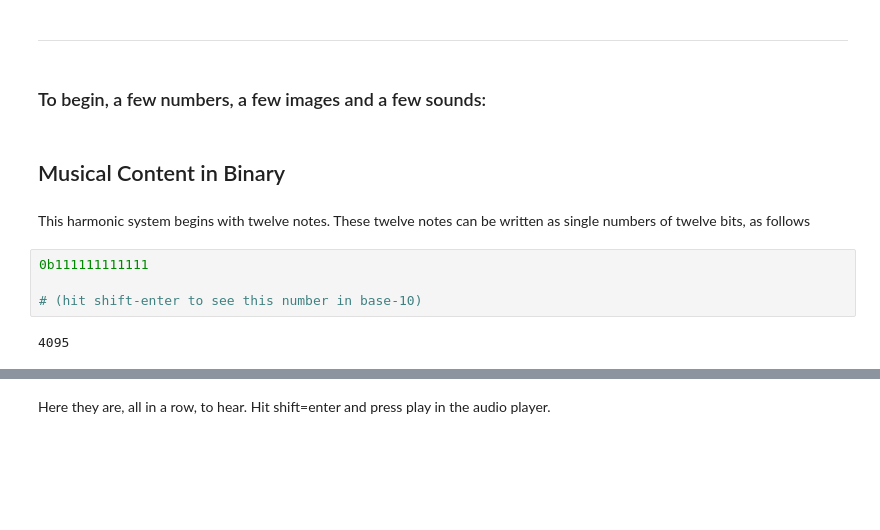
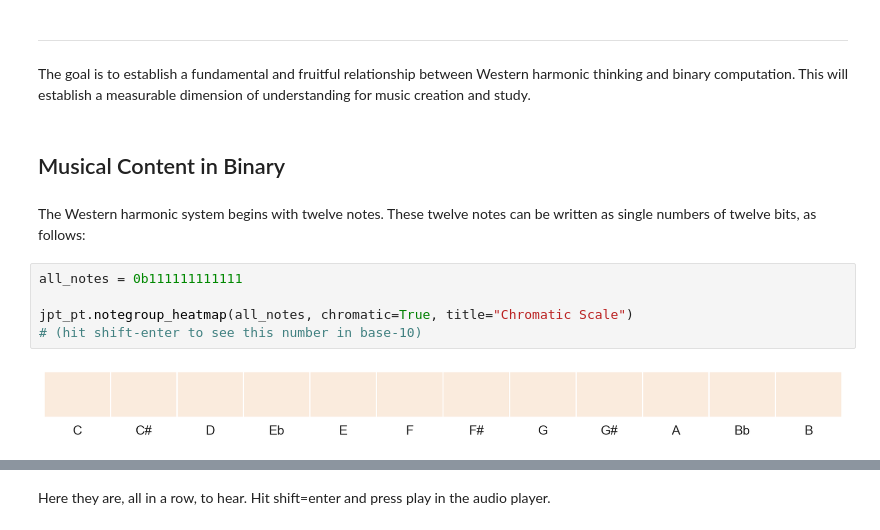
Before and after one commit to timsum/harmonypartition, a Jupyter notebook: jup/Chapter_1a_Twelve_Pitches.ipynb, the cells around one changed output, grey strips where cells are left out. Drawn from its saved outputs; the diff is of its cells as text; blank space fills up the shorter version.

Commit message:
Added titles to heatmap
jupyter_pt_tools

```diff
--- a/jup/Chapter_1a_Twelve_Pitches.ipynb
+++ b/jup/Chapter_1a_Twelve_Pitches.ipynb
@@ -3,15 +3,16 @@ Chapter 1a: Twelve Pitches
 =====================
 # %% [markdown]
 ***
-# %% [markdown]
-### To begin, a few numbers, a few images and a few sounds:
+# %% [markdown]
+The goal is to establish a fundamental and fruitful relationship between Western harmonic thinking and binary computation. This will establish a measurable dimension of understanding for music creation and study.
 # %% [markdown]
 ## Musical Content in Binary
 # %% [markdown]
-This harmonic system begins with twelve notes. These twelve notes can be written as single numbers of twelve bits, as follows
+The Western harmonic system begins with twelve notes. These twelve notes can be written as single numbers of twelve bits, as follows:
 # %%
-0b111111111111
+all_notes = 0b111111111111
 
+jpt_pt.notegroup_heatmap(all_notes, chromatic=True, title="Chromatic Scale")
 # (hit shift-enter to see this number in base-10)
 # %% [output]
-4095
+[figure, added]
```
Also changed, not shown: parts of 2 cells of this notebook, 1 other file.
